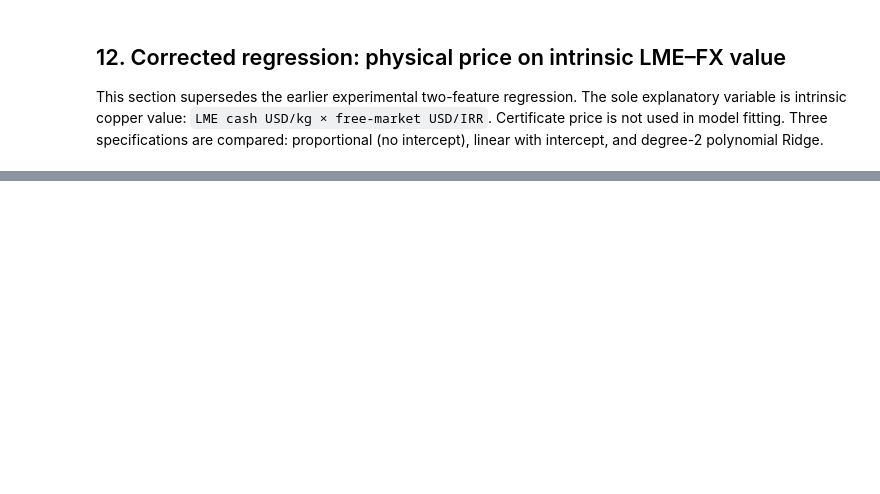
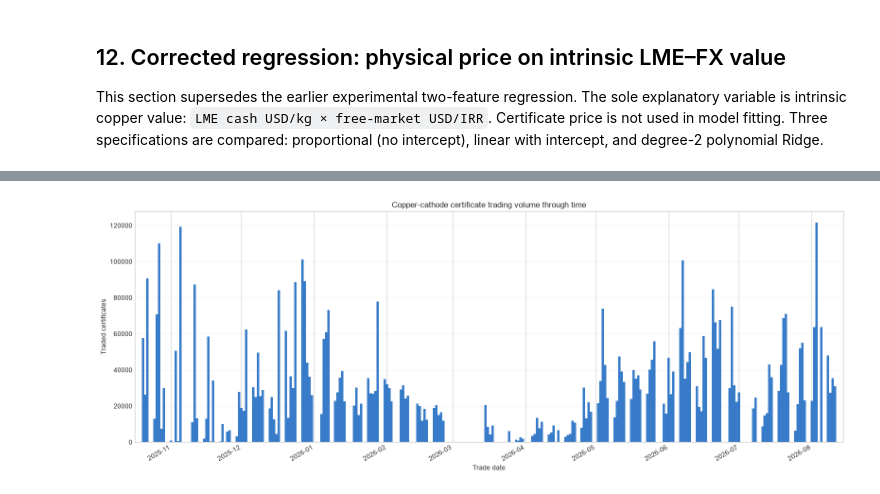
Before and after one commit to amirabadimm/empirical-economics-research, a Jupyter notebook: commodity/copper/notebooks/02_certificate_analysis.ipynb, the cells around one changed output, grey strips where cells are left out. Saved outputs shown, nothing was run; the diff lists cells and outputs as text; code cells hidden in the pictures; blank space fills up the shorter version.

```diff
--- a/commodity/copper/notebooks/02_certificate_analysis.ipynb
+++ b/commodity/copper/notebooks/02_certificate_analysis.ipynb
@@ -669,0 +912,14 @@ plt.show()
+# %%
+certificate_volume_history = (
+    certificate[["date", "TradesVolume", "TradesValue"]]
+    .rename(
+        columns={
+            "TradesVolume": "certificate_trades_volume",
+            "TradesValue": "certificate_trades_value_irr",
+        }
+    )
+    .sort_values("date")
+    .reset_index(drop=True)
+)
+assert certificate_volume_history["certificate_trades_volume"].gt(0).all()
+display(certificate_volume_history)
@@ -669,0 +940,21 @@ plt.show()
+# %%
+fig, ax = plt.subplots(figsize=(16, 6))
+ax.bar(
+    certificate_volume_history["date"],
+    certificate_volume_history["certificate_trades_volume"],
+    width=1.0,
+    color="#1565C0",
+    alpha=0.85,
+)
+ax.set(
+    title="Copper-cathode certificate trading volume through time",
+    xlabel="Trade date",
+    ylabel="Traded certificates",
+)
+ax.grid(axis="y", alpha=0.2)
+ax.margins(x=0.01)
+fig.autofmt_xdate()
+fig.tight_layout()
+plt.show()
+# %% [output]
+[figure, added]
```
Also changed, not shown: parts of 25 cells of this notebook, 28 other files.
